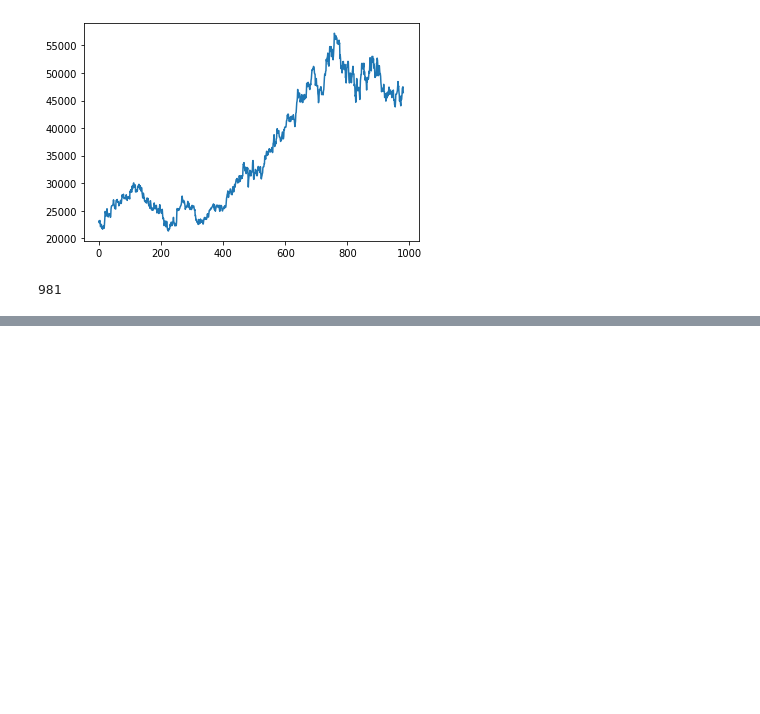
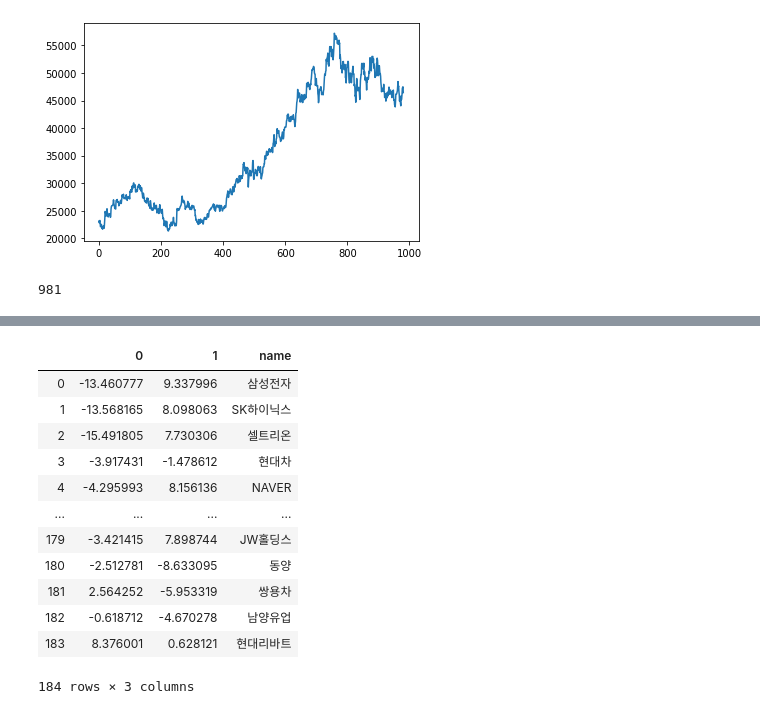
Before and after one commit to hyungjik/TSC_practice, a Jupyter notebook: Untitled.ipynb, the cells around one changed output, grey strips where cells are left out. Cells and saved outputs as stored; diff of their text form; code cells hidden in the pictures; blank space fills up the shorter version.

```diff
--- a/Untitled.ipynb
+++ b/Untitled.ipynb
@@ -195,0 +274,17 @@ _________________________________________________________________
+# %%
+tsne['name'] = stock_name_pd
+tsne
+# %% [output]
+|  | 0 | 1 | name |
+| 0 | -13.460777 | 9.337996 | 삼성전자 |
+| 1 | -13.568165 | 8.098063 | SK하이닉스 |
+| 2 | -15.491805 | 7.730306 | 셀트리온 |
+| 3 | -3.917431 | -1.478612 | 현대차 |
+| 4 | -4.295993 | 8.156136 | NAVER |
+| ... | ... | ... | ... |
+| 179 | -3.421415 | 7.898744 | JW홀딩스 |
+| 180 | -2.512781 | -8.633095 | 동양 |
+| 181 | 2.564252 | -5.953319 | 쌍용차 |
+| 182 | -0.618712 | -4.670278 | 남양유업 |
+| 183 | 8.376001 | 0.628121 | 현대리바트 |
+184 rows × 3 columns
```
Also changed, not shown: parts of 19 cells of this notebook.
